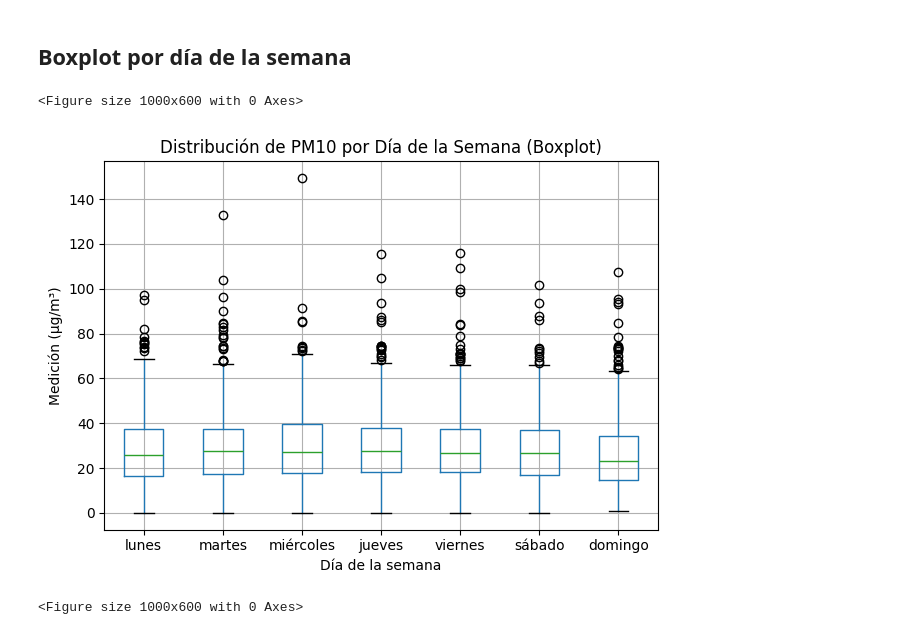
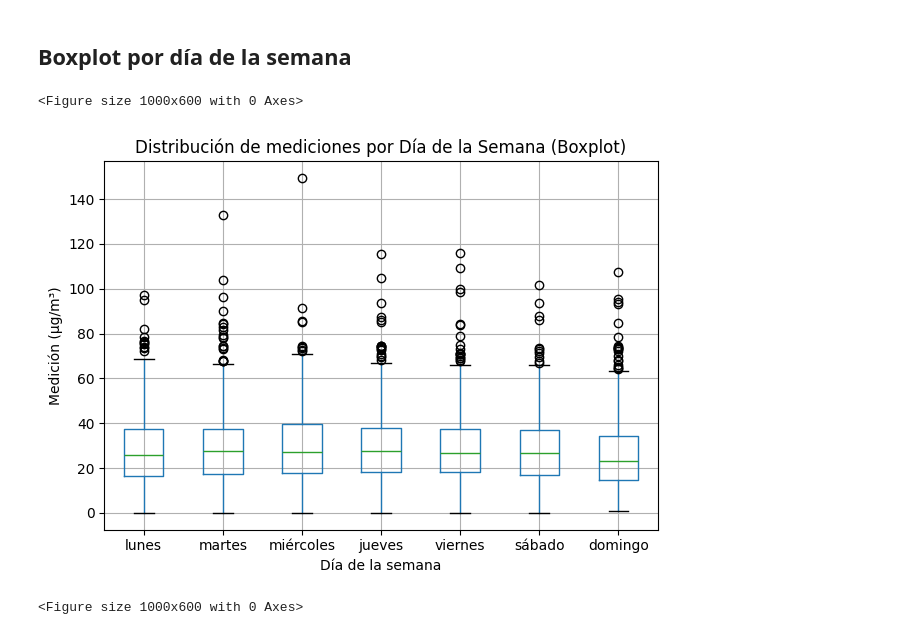
Before and after one commit to SebastianOrd/Microproyecto-DS, a Jupyter notebook: notebooks/eda.ipynb, the cells around one changed output. Cells and saved outputs as stored; diff of their text form; code cells hidden in the pictures.

```diff
--- a/notebooks/eda.ipynb
+++ b/notebooks/eda.ipynb
@@ -241,25 +243,25 @@ plt.close()
 # %%
 dias_orden = ['lunes','martes','miércoles','jueves','viernes','sábado','domingo']
 df['DiaSemana'] = pd.Categorical(df['DiaSemana'], categories=dias_orden, ordered=True)
 
 plt.figure(figsize=(10,6))
 df.boxplot(column='Medicion', by='DiaSemana')
-plt.title('Distribución de PM10 por Día de la Semana (Boxplot)')
+plt.title('Distribución de mediciones por Día de la Semana (Boxplot)')
 plt.suptitle('')
 plt.xlabel('Día de la semana'); plt.ylabel('Medición (µg/m³)')
 plt.tight_layout()
 plt.show()
 
 # Guardar
 plt.figure(figsize=(10,6))
 df.boxplot(column='Medicion', by='DiaSemana')
-plt.title('Distribución de PM10 por Día de la Semana (Boxplot)')
+plt.title('Distribución de mediciones por Día de la Semana (Boxplot)')
 plt.suptitle('')
 plt.xlabel('Día de la semana'); plt.ylabel('Medición (µg/m³)')
 plt.tight_layout()
 plt.savefig(os.path.join(FIGS, 'boxplot_por_dia_semana.png'), bbox_inches='tight')
 plt.close()
 # %% [output]
 <Figure size 1000x600 with 0 Axes>
-[figure, old version]
+[figure, new version]
 <Figure size 1000x600 with 0 Axes>
```
Also changed, not shown: parts of 6 cells of this notebook, 14 other files.
